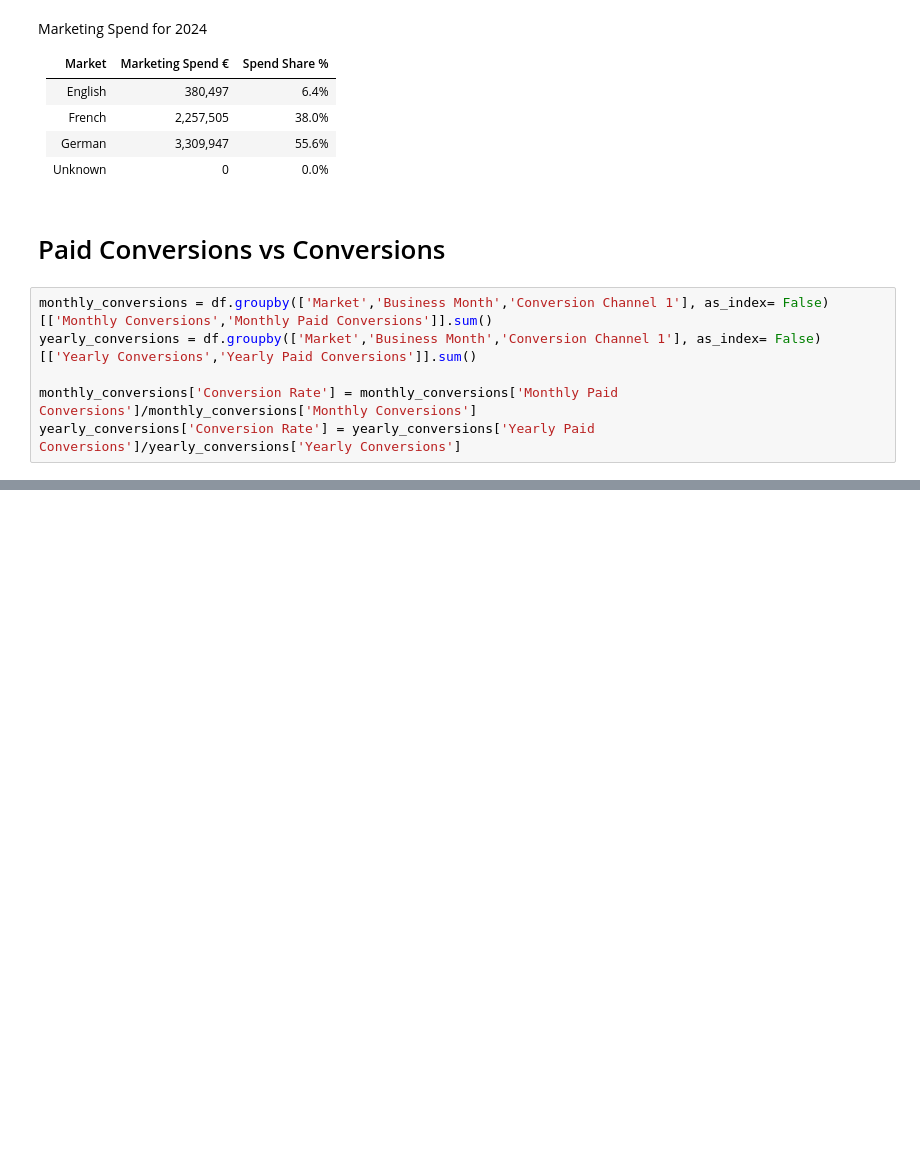
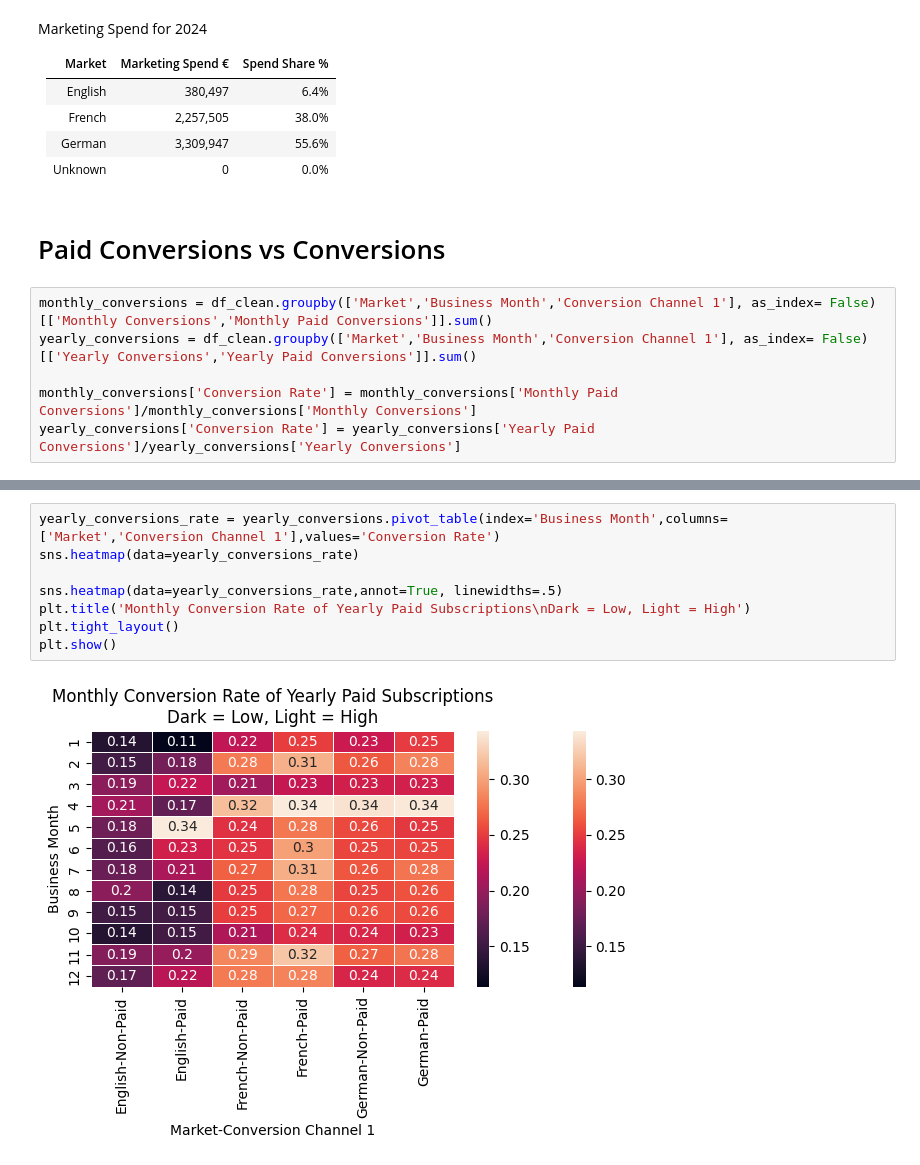
Before and after one commit to slatting24/improved-fiesta, a Jupyter notebook: case_exploration.ipynb, the cells around one changed output, grey strips where cells are left out. Cells and saved outputs as stored; diff of their text form; blank space fills up the shorter version.

```diff
--- a/case_exploration.ipynb
+++ b/case_exploration.ipynb
@@ -132,8 +195,8 @@ Marketing Spend for 2024
 # %% [markdown]
 # Paid Conversions vs Conversions
 # %%
-monthly_conversions = df.groupby(['Market','Business Month','Conversion Channel 1'], as_index= False)[['Monthly Conversions','Monthly Paid Conversions']].sum()
-yearly_conversions = df.groupby(['Market','Business Month','Conversion Channel 1'], as_index= False)[['Yearly Conversions','Yearly Paid Conversions']].sum()
+monthly_conversions = df_clean.groupby(['Market','Business Month','Conversion Channel 1'], as_index= False)[['Monthly Conversions','Monthly Paid Conversions']].sum()
+yearly_conversions = df_clean.groupby(['Market','Business Month','Conversion Channel 1'], as_index= False)[['Yearly Conversions','Yearly Paid Conversions']].sum()
 
 monthly_conversions['Conversion Rate'] = monthly_conversions['Monthly Paid Conversions']/monthly_conversions['Monthly Conversions']
 yearly_conversions['Conversion Rate'] = yearly_conversions['Yearly Paid Conversions']/yearly_conversions['Yearly Conversions']
@@ -465,0 +210,10 @@ for i in [ratio_pivot,subscriber_pivot,spend_pivot]:
+# %%
+yearly_conversions_rate = yearly_conversions.pivot_table(index='Business Month',columns=['Market','Conversion Channel 1'],values='Conversion Rate')
+sns.heatmap(data=yearly_conversions_rate)
+
+sns.heatmap(data=yearly_conversions_rate,annot=True, linewidths=.5)
+plt.title('Monthly Conversion Rate of Yearly Paid Subscriptions\nDark = Low, Light = High')
+plt.tight_layout()
+plt.show()
+# %% [output]
+[figure, added]
```
Also changed, not shown: parts of 61 cells of this notebook, 4 other files.
